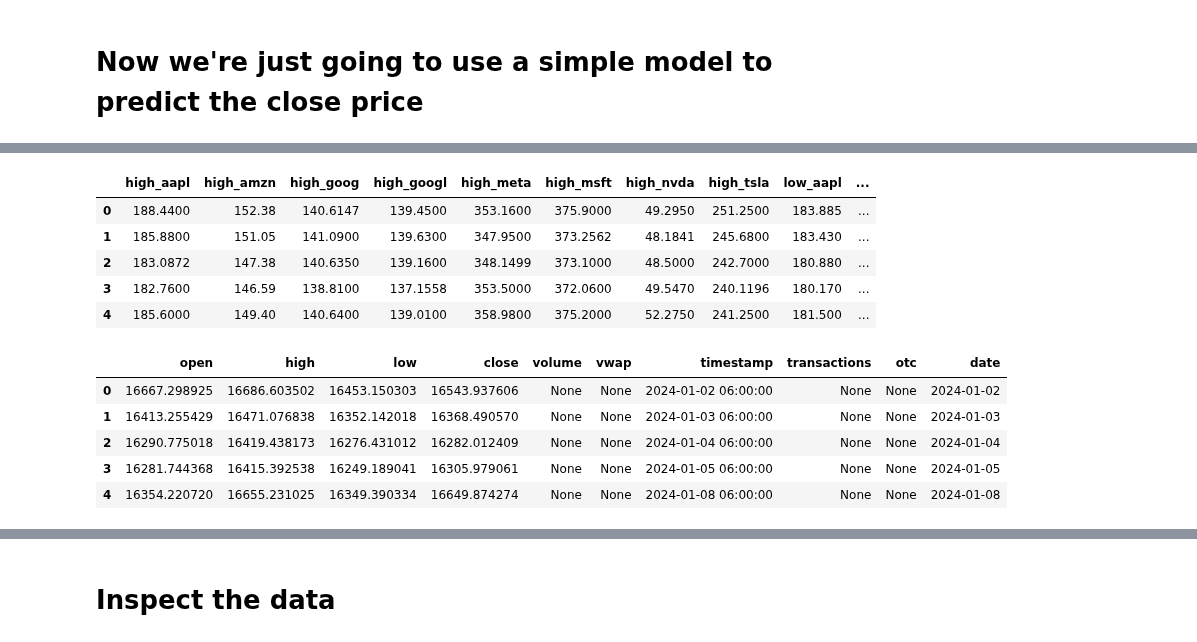
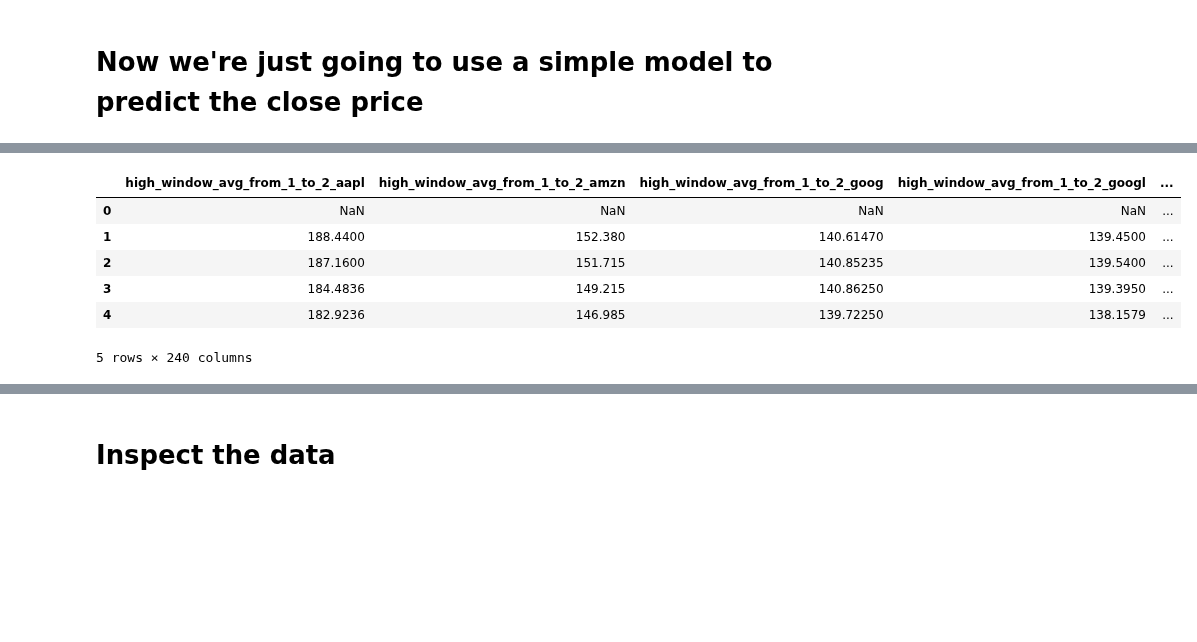
Before and after one commit to franciscojavierarceo/Python, a Jupyter notebook: demos/kfp-demos/feast-stocks/KFP.ipynb, the cells around one changed output, grey strips where cells are left out. Cells and saved outputs as stored; diff of their text form; code cells hidden in the pictures; blank space fills up the shorter version.

```diff
--- a/demos/kfp-demos/feast-stocks/KFP.ipynb
+++ b/demos/kfp-demos/feast-stocks/KFP.ipynb
@@ -96 +94,17 @@ else:
+# %%
+def generate_lag_features(df: pd.DataFrame, column: str, n_lags: int=5) -> None:
+    for t in range(1, n_lags + 1):
+        df[f'{column}_lag{t}'] = df[f'{column}'].shift(t)
+
+def calculate_sliding_window_averages(df: pd.DataFrame, field_name: str, max_window_size: int=5) -> None:
+    for window_size in range(1, max_window_size + 1):
+        for i in range(1, max_window_size -  window_size + 1):
+            column_name = f"{field_name}_window_avg_from_{i}_to_{i+window_size}"
+            columns_to_window = [f'{field_name}_lag{c}' for c in range(i, i + window_size + 1)]
+            df[column_name] = df[columns_to_window].mean(axis=1)
+
+def feature_pipeline(df: pd.DataFrame, features: list[str], n_lags: int=5, max_window_size: int=5) -> None:
+    for c in features:
+        generate_lag_features(df, c, n_lags)
+        calculate_sliding_window_averages(df, c, max_window_size)
 # %% [markdown]
@@ -98,9 +112,14 @@ else:
 # %%
+columns_to_process = ['open', 'low', 'high']
+n_lags = 5
+max_window_size = 5
 finaldf = ndx_df.copy()
+feature_pipeline(ndx_df, columns_to_process, n_lags, max_window_size)
 finaldf.columns = [f"{c}_ndx" for c in finaldf.columns]
 
 for ticker in df_dict:
     if ticker != ndx_ticker:
+        feature_pipeline(df_dict[ticker], columns_to_process, n_lags, max_window_size)
         finaldf = finaldf.merge(
             df_dict[ticker].rename(
                 columns={c:f"{c}_{ticker.lower()}" for c in df_dict[ticker].columns},
@@ -132,4 +135,4 @@ Index(['open_ndx', 'high_ndx', 'low_ndx', 'close_ndx', 'volume_ndx',
 # %% [markdown]
 # Now we're just going to use a simple model to predict the close price
 # %%
-high_low_tickers = sorted([c for c in finaldf.columns if ('low_' in c or 'high_' in c) and 'ndx' not in c])
+feature_list = sorted([c for c in finaldf.columns if ('lag_' in c or 'window_' in c) and 'ndx' not in c])
@@ -149,18 +153,10 @@ finaldf[['date_ndx', 'high_ndx'] + high_low_tickers].head()
 # %%
-finaldf[high_low_tickers].head()
+finaldf[feature_list].head()
 # %% [output]
-|  | high_aapl | high_amzn | high_goog | high_googl | high_meta | high_msft | high_nvda | high_tsla | low_aapl | ... |
-| 0 | 188.4400 | 152.38 | 140.6147 | 139.4500 | 353.1600 | 375.9000 | 49.2950 | 251.2500 | 183.885 | ... |
-| 1 | 185.8800 | 151.05 | 141.0900 | 139.6300 | 347.9500 | 373.2562 | 48.1841 | 245.6800 | 183.430 | ... |
-| 2 | 183.0872 | 147.38 | 140.6350 | 139.1600 | 348.1499 | 373.1000 | 48.5000 | 242.7000 | 180.880 | ... |
-| 3 | 182.7600 | 146.59 | 138.8100 | 137.1558 | 353.5000 | 372.0600 | 49.5470 | 240.1196 | 180.170 | ... |
-| 4 | 185.6000 | 149.40 | 140.6400 | 139.0100 | 358.9800 | 375.2000 | 52.2750 | 241.2500 | 181.500 | ... |
+|  | high_window_avg_from_1_to_2_aapl | high_window_avg_from_1_to_2_amzn | high_window_avg_from_1_to_2_goog | high_window_avg_from_1_to_2_googl | ... |
+| 0 | NaN | NaN | NaN | NaN | ... |
+| 1 | 188.4400 | 152.380 | 140.61470 | 139.4500 | ... |
+| 2 | 187.1600 | 151.715 | 140.85235 | 139.5400 | ... |
+| 3 | 184.4836 | 149.215 | 140.86250 | 139.3950 | ... |
+| 4 | 182.9236 | 146.985 | 139.72250 | 138.1579 | ... |
+5 rows × 240 columns
-# %%
-ndx_df.head()
-# %% [output]
-|  | open | high | low | close | volume | vwap | timestamp | transactions | otc | date |
-| 0 | 16667.298925 | 16686.603502 | 16453.150303 | 16543.937606 | None | None | 2024-01-02 06:00:00 | None | None | 2024-01-02 |
-| 1 | 16413.255429 | 16471.076838 | 16352.142018 | 16368.490570 | None | None | 2024-01-03 06:00:00 | None | None | 2024-01-03 |
-| 2 | 16290.775018 | 16419.438173 | 16276.431012 | 16282.012409 | None | None | 2024-01-04 06:00:00 | None | None | 2024-01-04 |
-| 3 | 16281.744368 | 16415.392538 | 16249.189041 | 16305.979061 | None | None | 2024-01-05 06:00:00 | None | None | 2024-01-05 |
-| 4 | 16354.220720 | 16655.231025 | 16349.390334 | 16649.874274 | None | None | 2024-01-08 06:00:00 | None | None | 2024-01-08 |
```
Also changed, not shown: parts of 25 cells of this notebook.
